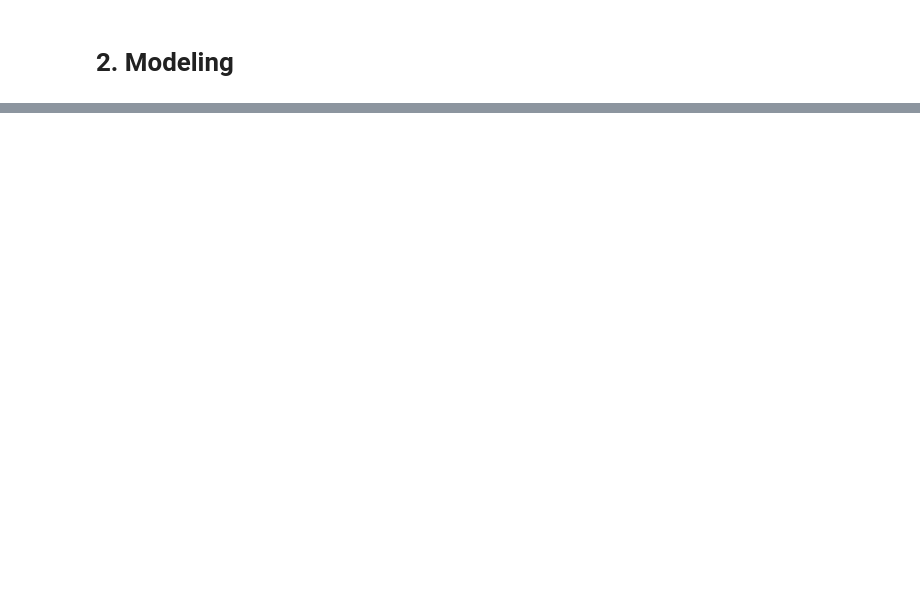
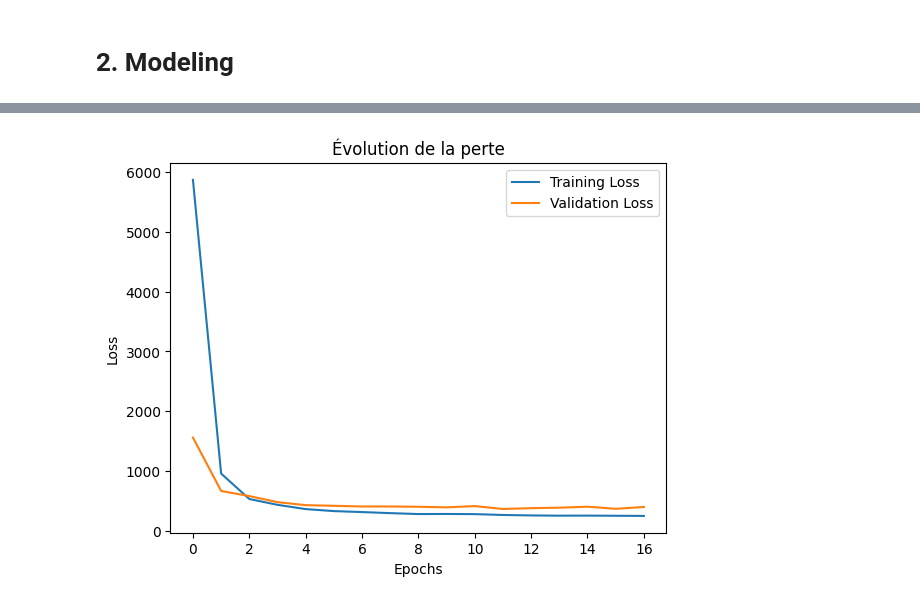
Before and after one commit to malcouffe/IA-ENSAE-ENSAI, a Jupyter notebook: Module_2/Ozone_DNN.ipynb, the cells around one changed output, grey strips where cells are left out. Saved outputs shown, nothing was run; the diff lists cells and outputs as text; code cells hidden in the pictures; blank space fills up the shorter version.

```diff
--- a/Module_2/Ozone_DNN.ipynb
+++ b/Module_2/Ozone_DNN.ipynb
@@ -54,6 +56,7 @@ maxO3v    73
 dtype: int64
 # %%
 df.dropna(inplace=True)
+df.drop("date", inplace=True, axis=1)
 # %%
 # Exemple : Convertir toutes les colonnes en types numériques
 df = df.apply(pd.to_numeric, errors='coerce')
@@ -191,0 +170,24 @@ Traceback (most recent call last):
+# %%
+# Reconstruire le modèle avec les meilleurs hyperparamètres
+best_hps = tuner.get_best_hyperparameters(num_trials=1)[0]
+
+model = tuner.hypermodel.build(best_hps)
+
+# Entraîner le modèle sur l'ensemble d'entraînement complet
+history = model.fit(
+    X_train_scaled, y_train,
+    epochs=50,
+    batch_size=32,
+    validation_split=0.1,  # Optionnel, pour voir la performance sur une partie de l'entraînement
+    callbacks=[
+        tf.keras.callbacks.EarlyStopping(monitor='val_loss', patience=5, restore_best_weights=True)
+    ],
+    verbose=1
+)
+
+# Évaluer le modèle sur l'ensemble de test
+test_loss, test_mae = model.evaluate(X_test_scaled, y_test, verbose=1)
+
+# Afficher les résultats
+print(f"Test Loss (MSE): {test_loss}")
+print(f"Test MAE: {test_mae}")
@@ -191,0 +212,14 @@ Traceback (most recent call last):
+# %%
+import matplotlib.pyplot as plt
+
+# Tracer l'évolution de la perte
+plt.plot(history.history['loss'], label='Training Loss')
+if 'val_loss' in history.history:
+    plt.plot(history.history['val_loss'], label='Validation Loss')
+plt.legend()
+plt.title('Évolution de la perte')
+plt.xlabel('Epochs')
+plt.ylabel('Loss')
+plt.show()
+# %% [output]
+[figure, added]
```
Also changed, not shown: parts of 5 cells of this notebook, 55 other files.
